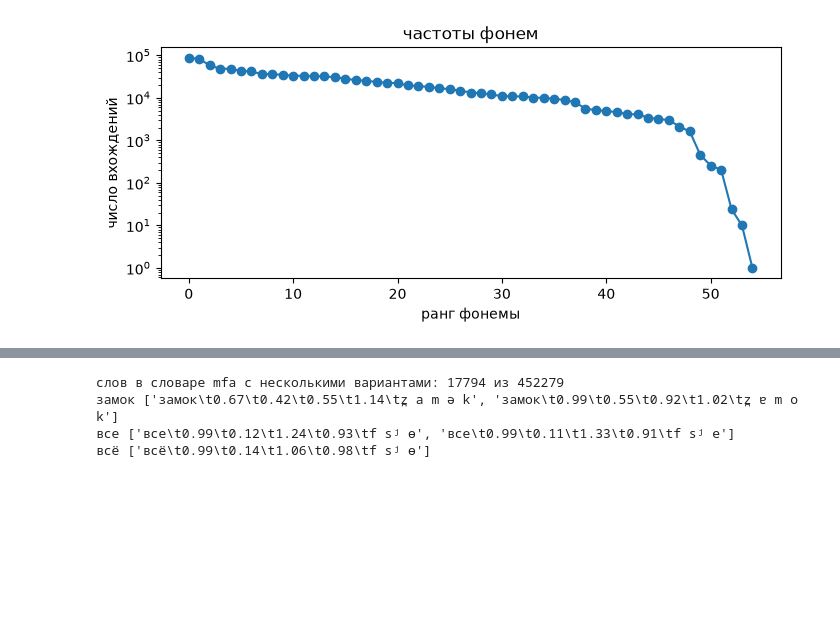
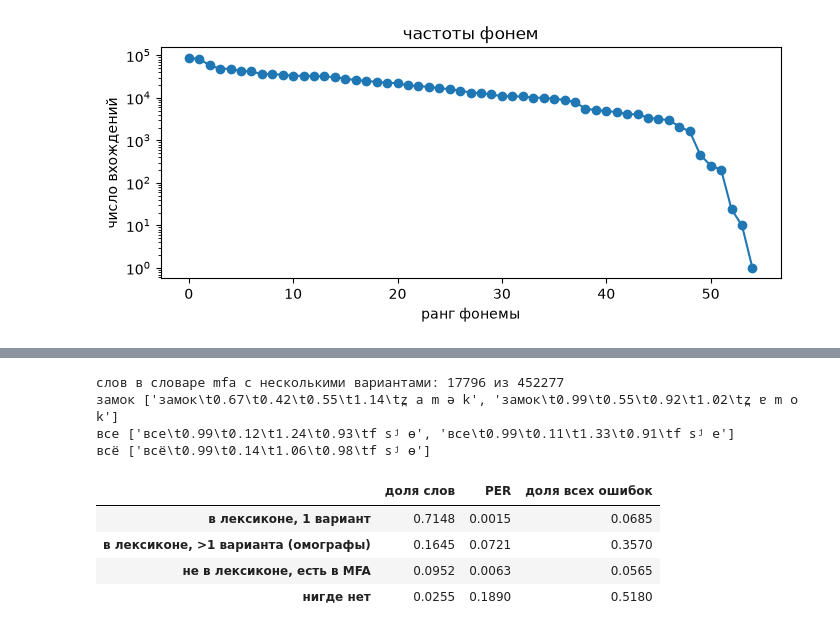
Before and after one commit to Wor1ock/tts_labs_itmo, a Jupyter notebook: labs/lab3_g2p/eda.ipynb, the cells around one changed output, grey strips where cells are left out. Saved outputs shown, nothing was run; the diff lists cells and outputs as text; code cells hidden in the pictures; blank space fills up the shorter version.

```diff
--- a/labs/lab3_g2p/eda.ipynb
+++ b/labs/lab3_g2p/eda.ipynb
@@ -411,19 +466,37 @@ mfa_variants = Counter()
 with open(MFA_DICT, encoding='utf-8') as fh:
     for line in fh:
         if line.strip():
-            mfa_variants[normalize_token(line.split()[0])] += 1
+            mfa_variants[normalize_token(line.split('\t')[0])] += 1
 print(f'слов в словаре mfa с несколькими вариантами: {sum(v > 1 for v in mfa_variants.values())} '
       f'из {len(mfa_variants)}')
 
 def mfa_lines(word):
     with open(MFA_DICT, encoding='utf-8') as fh:
-        return [l.rstrip() for l in fh if l.split()[:1] == [word]]
+        return [l.rstrip() for l in fh if l.split('\t')[0] == word]
 
 for w in ['замок', 'все', 'всё']:
     print(w, mfa_lines(w))
 # %% [output]
-слов в словаре mfa с несколькими вариантами: 17794 из 452279
+слов в словаре mfa с несколькими вариантами: 17796 из 452277
 замок ['замок\t0.67\t0.42\t0.55\t1.14\tz̪ a m ə k', 'замок\t0.99\t0.55\t0.92\t1.02\tz̪ ɐ m o k']
 все ['все\t0.99\t0.12\t1.24\t0.93\tf sʲ ɵ', 'все\t0.99\t0.11\t1.33\t0.91\tf sʲ e']
 всё ['всё\t0.99\t0.14\t1.06\t0.98\tf sʲ ɵ']
+# %%
+model = G2P()
+stats = evaluate(model, sil_test)
+groups = {'lexicon': 'в лексиконе, 1 вариант', 'homograph': 'в лексиконе, >1 варианта (омографы)',
+          'mfa': 'не в лексиконе, есть в MFA', 'rules': 'нигде нет'}
+n_words = sum(stats[g]['words'] for g in groups)
+n_errors = sum(stats[g]['dist'] for g in groups)
+display(pd.DataFrame({
+    'доля слов': {l: stats[g]['words'] / n_words for g, l in groups.items()},
+    'PER': {l: per(stats[g]) for g, l in groups.items()},
+    'доля всех ошибок': {l: stats[g]['dist'] / n_errors for g, l in groups.items()},
+}).round(4))
+# %% [output]
+|  | доля слов | PER | доля всех ошибок |
+| в лексиконе, 1 вариант | 0.7148 | 0.0015 | 0.0685 |
+| в лексиконе, >1 варианта (омографы) | 0.1645 | 0.0721 | 0.3570 |
+| не в лексиконе, есть в MFA | 0.0952 | 0.0063 | 0.0565 |
+| нигде нет | 0.0255 | 0.1890 | 0.5180 |
 # %% [markdown]
```
Also changed, not shown: parts of 32 cells of this notebook, 12 other files.
